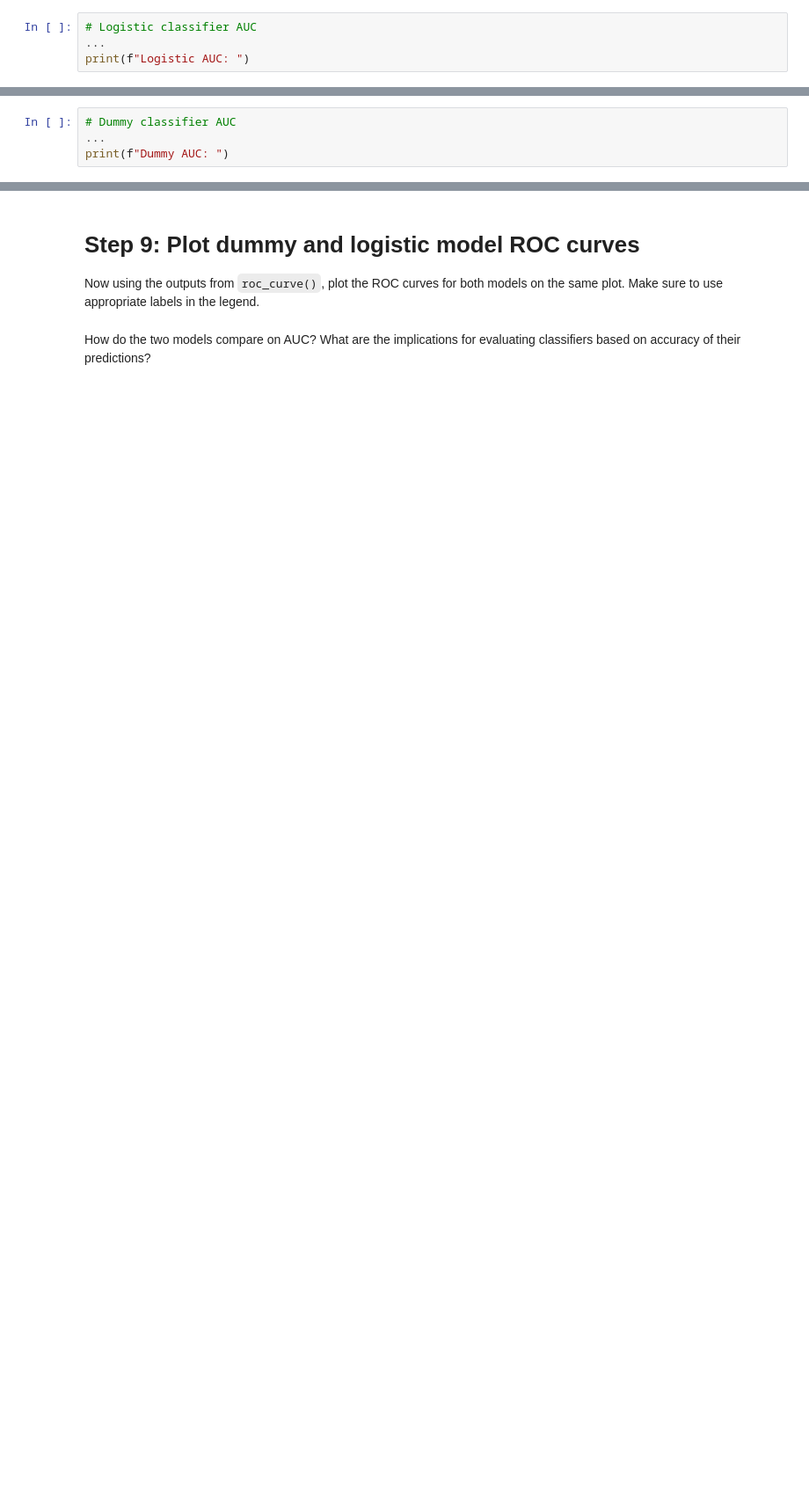
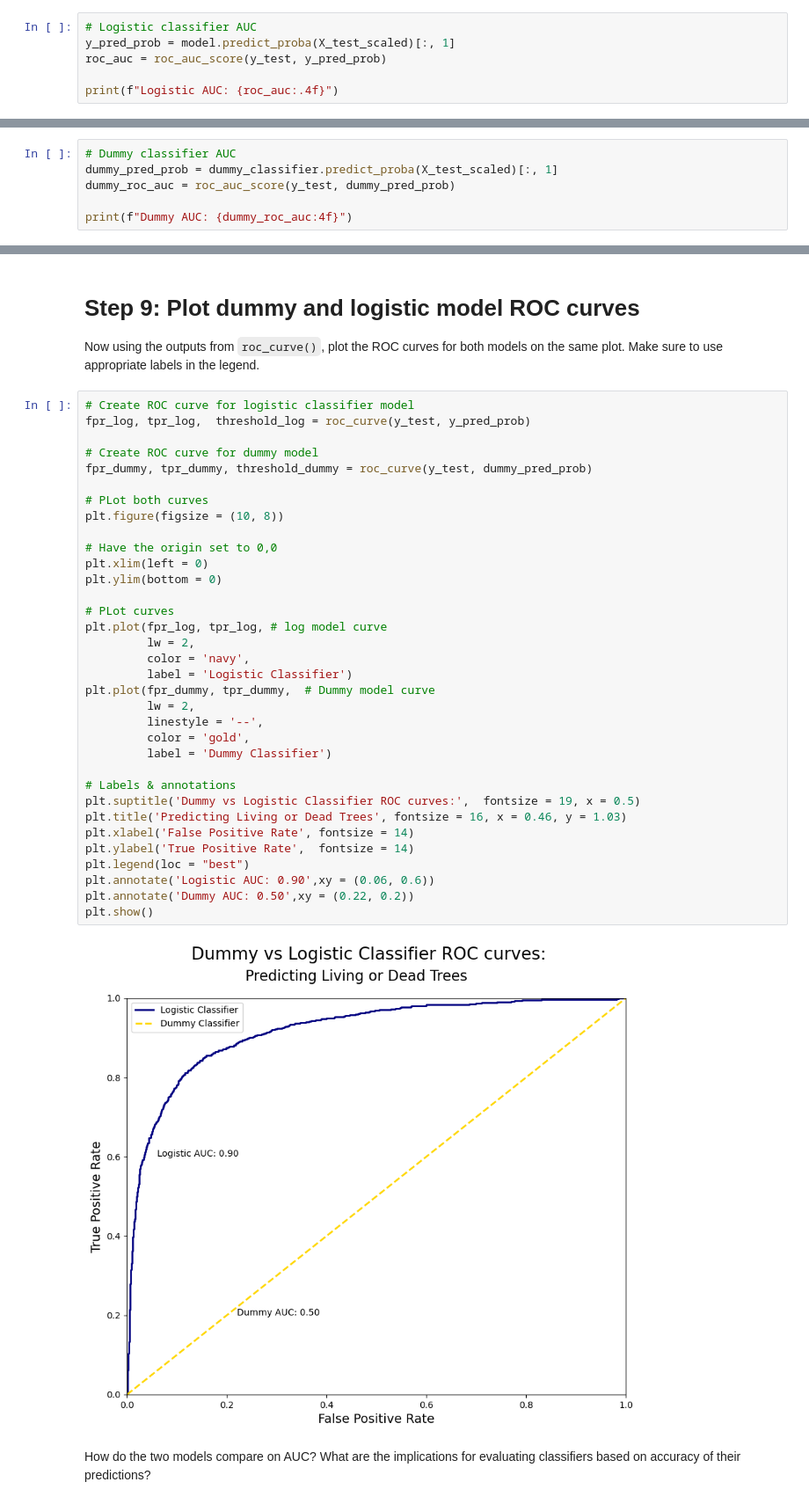
Before and after one commit to stephenccodes/EDS232-labs, a Jupyter notebook: Week3/lab3-wildfire.ipynb, the cells around one changed output, grey strips where cells are left out. Shown at 88% size. Saved outputs shown, nothing was run; the diff lists cells and outputs as text; blank space fills up the shorter version.

```diff
--- a/Week3/lab3-wildfire.ipynb
+++ b/Week3/lab3-wildfire.ipynb
@@ -108,5 +257,7 @@ print("\nDummy Confusion Matrix:")
 Our two models have similar accuracy, but is that all there is to this story?  Let's dig a little deeper on the comparison of our logistic and dummy classifiers by examining the associated receiver-operator characteristic (ROC) curves. Calculate the area under the curve (AUC) for both models.
 # %%
 # Logistic classifier AUC
-...
-print(f"Logistic AUC: ")
+y_pred_prob = model.predict_proba(X_test_scaled)[:, 1]
+roc_auc = roc_auc_score(y_test, y_pred_prob)
+
+print(f"Logistic AUC: {roc_auc:.4f}")
@@ -113,4 +266,6 @@ print(f"Logistic AUC: ")
 # %%
 # Dummy classifier AUC
-...
-print(f"Dummy AUC: ")
+dummy_pred_prob = dummy_classifier.predict_proba(X_test_scaled)[:, 1]
+dummy_roc_auc = roc_auc_score(y_test, dummy_pred_prob)
+
+print(f"Dummy AUC: {dummy_roc_auc:4f}")
@@ -117,6 +274,42 @@ print(f"Dummy AUC: ")
 # %% [markdown]
 # Step 9: Plot dummy and logistic model ROC curves
 Now using the outputs from `roc_curve()`, plot the ROC curves for both models on the same plot.  Make sure to use appropriate labels in the legend.
+# %%
+# Create ROC curve for logistic classifier model
+fpr_log, tpr_log,  threshold_log = roc_curve(y_test, y_pred_prob)
+
+# Create ROC curve for dummy model
+fpr_dummy, tpr_dummy, threshold_dummy = roc_curve(y_test, dummy_pred_prob)
+
+# PLot both curves
+plt.figure(figsize = (10, 8))
+
+# Have the origin set to 0,0
+plt.xlim(left = 0)
+plt.ylim(bottom = 0)
+
+# PLot curves
+plt.plot(fpr_log, tpr_log, # log model curve
+         lw = 2,
+         color = 'navy',
+         label = 'Logistic Classifier')
+plt.plot(fpr_dummy, tpr_dummy,  # Dummy model curve
+         lw = 2,
+         linestyle = '--',
+         color = 'gold',
+         label = 'Dummy Classifier')
+
+# Labels & annotations
+plt.suptitle('Dummy vs Logistic Classifier ROC curves:',  fontsize = 19, x = 0.5)
+plt.title('Predicting Living or Dead Trees', fontsize = 16, x = 0.46, y = 1.03)
+plt.xlabel('False Positive Rate', fontsize = 14)
+plt.ylabel('True Positive Rate',  fontsize = 14)
+plt.legend(loc = "best")
+plt.annotate('Logistic AUC: 0.90',xy = (0.06, 0.6))
+plt.annotate('Dummy AUC: 0.50',xy = (0.22, 0.2))
+plt.show()
+# %% [output]
+[figure, added]
 # %% [markdown]
 How do the two models compare on AUC?  What are the implications for evaluating classifiers based on accuracy of their predictions?
 # %% [markdown]
```
Also changed, not shown: parts of 22 cells of this notebook.
